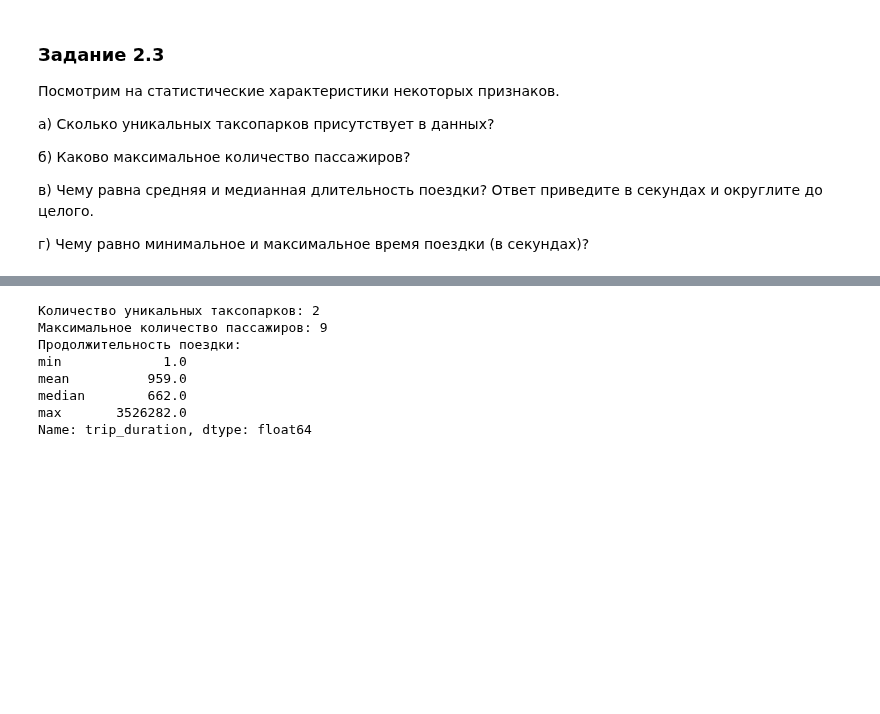
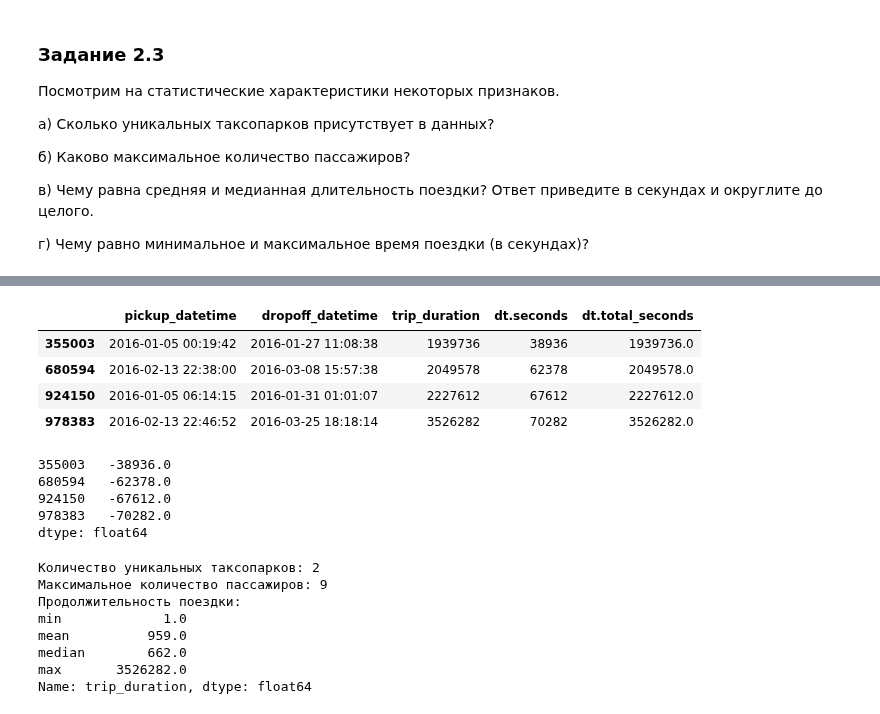
Before and after one commit to hoittoken/Python, a Jupyter notebook: Py/Projects/project_5/Project-5._aubakirov_test.ipynb, the cells around one changed output, grey strips where cells are left out. Cells and saved outputs as stored; diff of their text form; code cells hidden in the pictures; blank space fills up the shorter version.

```diff
--- a/Py/Projects/project_5/Project-5._aubakirov_test.ipynb
+++ b/Py/Projects/project_5/Project-5._aubakirov_test.ipynb
@@ -29,8 +29,8 @@ from sklearn import feature_selection
 # %% [markdown]
 Прочитаем наш файл с исходными данными:
 # %%
-#taxi_data = pd.read_csv("C:\Личные документы\data\Project5_train_data.zip")
-taxi_data = pd.read_csv("/home/aubakirov/data/Project5_train_data.zip")
+taxi_data = pd.read_csv("C:\Личные документы\data\Project5_train_data.zip")
+#taxi_data = pd.read_csv("/home/aubakirov/data/Project5_train_data.zip")
 print('Train data shape: {}'.format(taxi_data.shape))
 taxi_data.head()
 # %% [output]
@@ -108,0 +143,12 @@ print(f'Пропуски в данных: {taxi_data.isnull().any().any()}')
+# %%
+cols= ['pickup_datetime', 'dropoff_datetime', 'trip_duration']
+new_df = taxi_data[cols]
+new_df['dt.seconds'] = (new_df['dropoff_datetime'] - new_df['pickup_datetime']).dt.seconds
+new_df['dt.total_seconds'] = (new_df['dropoff_datetime'] - new_df['pickup_datetime']).dt.total_seconds()
+new_df[new_df['dt.seconds'] != new_df['dt.total_seconds']]
+# %% [output]
+|  | pickup_datetime | dropoff_datetime | trip_duration | dt.seconds | dt.total_seconds |
+| 355003 | 2016-01-05 00:19:42 | 2016-01-27 11:08:38 | 1939736 | 38936 | 1939736.0 |
+| 680594 | 2016-02-13 22:38:00 | 2016-03-08 15:57:38 | 2049578 | 62378 | 2049578.0 |
+| 924150 | 2016-01-05 06:14:15 | 2016-01-31 01:01:07 | 2227612 | 67612 | 2227612.0 |
+| 978383 | 2016-02-13 22:46:52 | 2016-03-25 18:18:14 | 3526282 | 70282 | 3526282.0 |
@@ -109,3 +158,19 @@ print(f'Пропуски в данных: {taxi_data.isnull().any().any()}')
+# %%
+cols= ['pickup_datetime', 'dropoff_datetime', 'trip_duration']
+delta_seconds = taxi_data['dropoff_datetime'] - taxi_data['pickup_datetime']
+delta_seconds = delta_seconds.dt.seconds
+taxi_data['delta_seconds'] = delta_seconds
+taxi_data['delta'] = taxi_data['trip_duration'] - taxi_data['delta_seconds']
+new_df = taxi_data[taxi_data['delta_seconds'] != taxi_data['trip_duration']][cols]
+new_df['diff_dt.second'] = new_df['dropoff_datetime'] - new_df['pickup_datetime']
+new_df['diff_dt.total_seconds'] = (new_df['dropoff_datetime'] - new_df['pickup_datetime']).dt.total_seconds()
+new_df['delta'] - new_df['diff_dt.total_seconds']
+# %% [output]
+355003   -38936.0
+680594   -62378.0
+924150   -67612.0
+978383   -70282.0
+dtype: float64
 # %%
 print(f'Количество уникальных таксопарков: {taxi_data["vendor_id"].unique()[0]}')
 print(f'Максимальное количество пассажиров: {taxi_data["passenger_count"].max()}')
```
Also changed, not shown: parts of 8 cells of this notebook, 1 other file.
